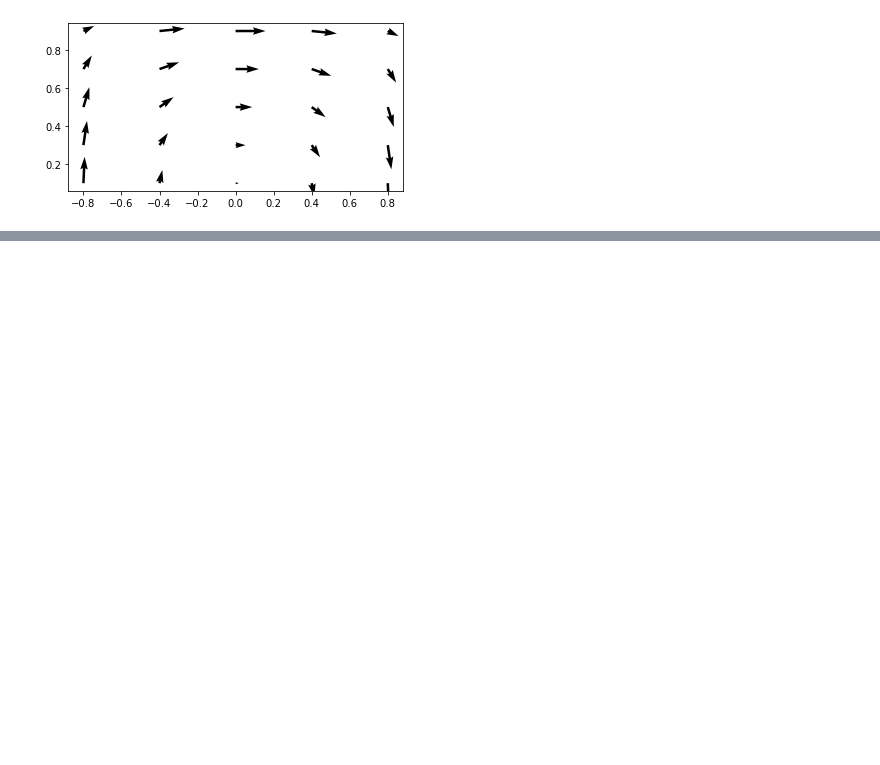
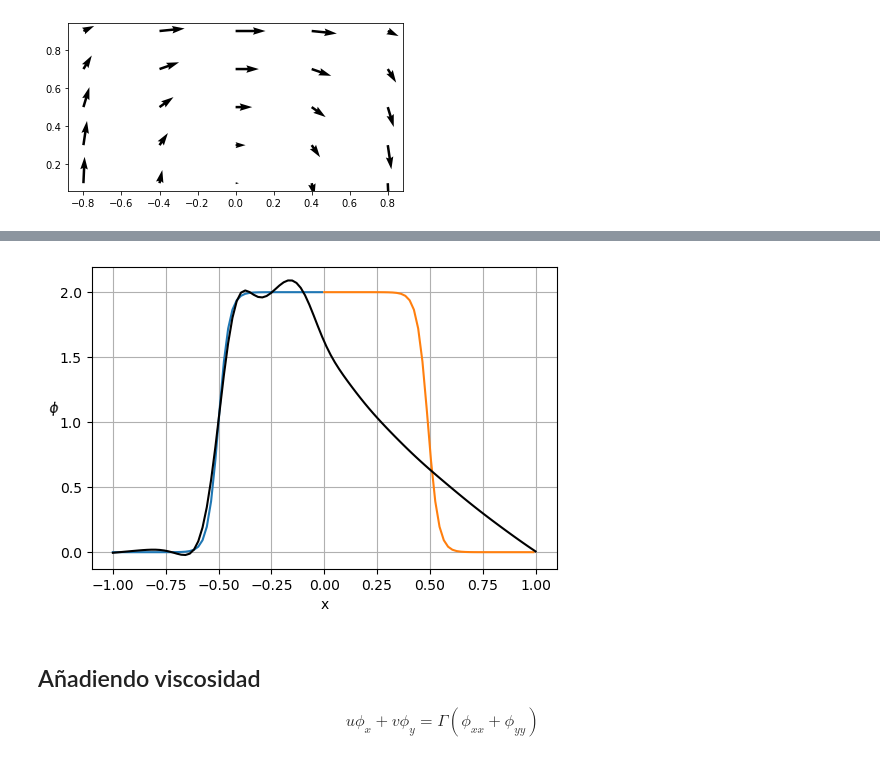
Before and after one commit to juansensio/blog, a Jupyter notebook: 079_smith_hutton/079_smith_hutton.ipynb, the cells around one changed output, grey strips where cells are left out. Drawn from its saved outputs; the diff is of its cells as text; code cells hidden in the pictures; blank space fills up the shorter version.

```diff
--- a/079_smith_hutton/079_smith_hutton.ipynb
+++ b/079_smith_hutton/079_smith_hutton.ipynb
@@ -233,0 +178,22 @@ ps[9].max()
+# %%
+plt.figure(dpi=100)
+
+x0 = x[x <= 0]
+gt = 1. + np.tanh(a*(2*x0+1))
+
+plt.plot(x0, gt)
+plt.plot(x0 + 1., np.flip(gt))
+plt.plot(x, p[:Nx], 'k')
+
+plt.xlabel('x')
+plt.ylabel('$\phi    $', rotation=math.pi)
+plt.grid(True)
+plt.show()
+# %% [output]
+[figure, added]
+# %% [markdown]
+## Añadiendo viscosidad
+
+$$
+u \phi_x + v \phi_y = \Gamma (\phi_{xx} + \phi_{yy})
+$$
```
Also changed, not shown: parts of 27 cells of this notebook, 5 other files.
